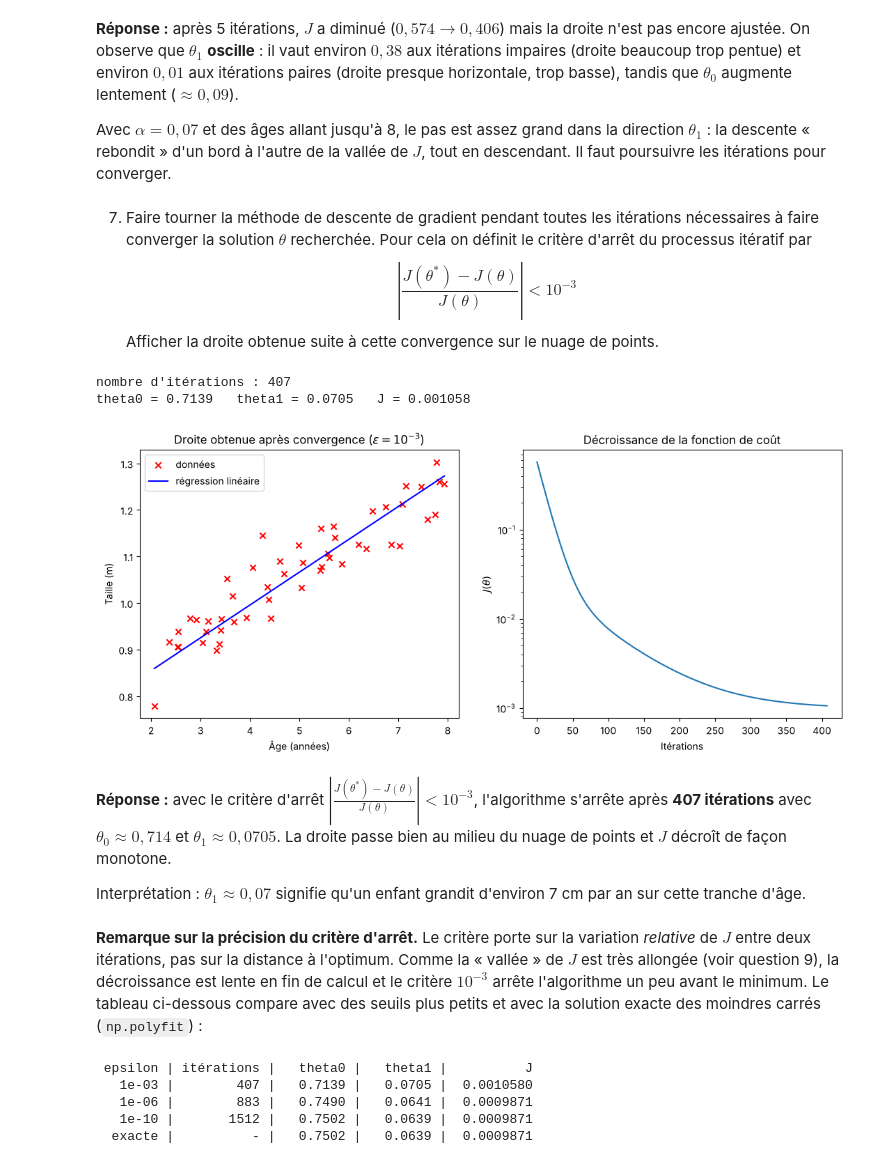
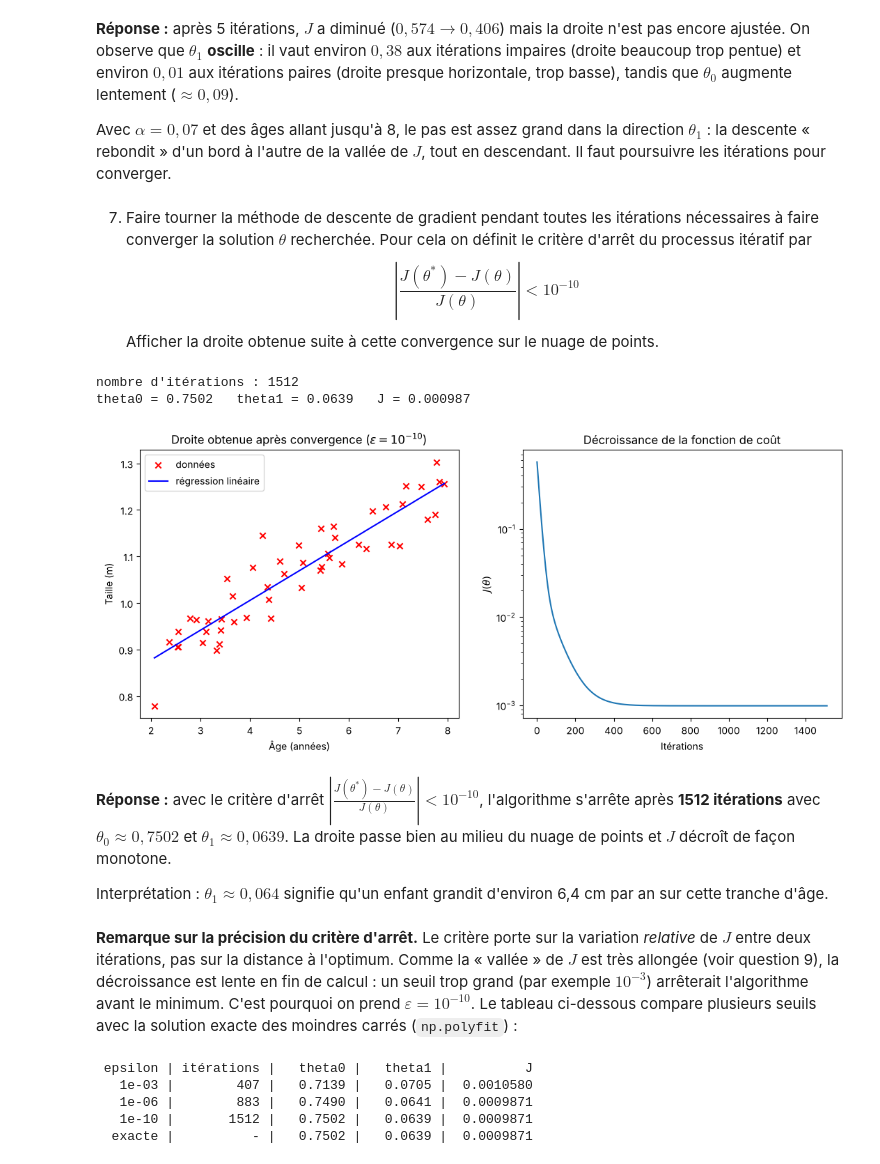
Before and after one commit to Hama2017/tp_apprentissage, a Jupyter notebook: exercice1.ipynb, the cells around one changed output. Drawn from its saved outputs; the diff is of its cells as text; code cells hidden in the pictures.

```diff
--- a/exercice1.ipynb
+++ b/exercice1.ipynb
@@ -121,44 +121,44 @@ Avec $\alpha=0{,}07$ et des âges allant jusqu'à 8, le pas est assez grand dans
 # %% [markdown]
 7. Faire tourner la méthode de descente de gradient pendant toutes les itérations nécessaires à faire converger la solution $\theta$ recherchée. Pour cela on définit le critère d'arrêt du processus itératif par
 $$
-\left\vert \dfrac{J(\theta^*)-J(\theta)}{J(\theta)}\right\vert < 10^{-3}
+\left\vert \dfrac{J(\theta^*)-J(\theta)}{J(\theta)}\right\vert < 10^{-10}
 $$
 Afficher la droite obtenue suite à cette convergence sur le nuage de points.
 # %%
-eps = 1e-3   # critère d'arrêt imposé par l'énoncé
+eps = 1e-10   # critère d'arrêt (seuil corrigé : 10^-10)
 
 def descente(eps, theta0=0.0, theta1=0.0):
     """Itère jusqu'à |J(theta*) - J(theta)| / J(theta) < eps ; renvoie theta0, theta1, nb d'itérations, historique de J"""
     hist = [J(theta0, theta1)]
     while True:
         theta0, theta1 = iteration(theta0, theta1)
         hist.append(J(theta0, theta1))
         if abs((hist[-1] - hist[-2]) / hist[-2]) < eps:
             return theta0, theta1, len(hist) - 1, hist
 
 theta0, theta1, n_iter, hist = descente(eps)
 print("nombre d'itérations :", n_iter)
 print(f'theta0 = {theta0:.4f}   theta1 = {theta1:.4f}   J = {J(theta0, theta1):.6f}')
 
 fig, ax = plt.subplots(1, 2, figsize=(13, 5))
 ax[0].scatter(x, y, c='r', marker='x', label='données')
 ax[0].plot(xs, h(theta0, theta1, xs), 'b', label='régression linéaire')
 ax[0].set_xlabel('Âge (années)'); ax[0].set_ylabel('Taille (m)')
-ax[0].set_title('Droite obtenue après convergence ($\\varepsilon=10^{-3}$)'); ax[0].legend()
+ax[0].set_title('Droite obtenue après convergence ($\\varepsilon=10^{-10}$)'); ax[0].legend()
 ax[1].plot(hist)
 ax[1].set_yscale('log'); ax[1].set_xlabel('Itérations'); ax[1].set_ylabel('$J(\\theta)$')
 ax[1].set_title('Décroissance de la fonction de coût')
 plt.show()
 # %% [output]
-nombre d'itérations : 407
-theta0 = 0.7139   theta1 = 0.0705   J = 0.001058
+nombre d'itérations : 1512
+theta0 = 0.7502   theta1 = 0.0639   J = 0.000987
-[figure, old version]
+[figure, new version]
 # %% [markdown]
-**Réponse :** avec le critère d'arrêt $\left|\frac{J(\theta^*)-J(\theta)}{J(\theta)}\right|<10^{-3}$, l'algorithme s'arrête après **407 itérations** avec $\theta_0\approx0{,}714$ et $\theta_1\approx0{,}0705$. La droite passe bien au milieu du nuage de points et $J$ décroît de façon monotone.
+**Réponse :** avec le critère d'arrêt $\left|\frac{J(\theta^*)-J(\theta)}{J(\theta)}\right|<10^{-10}$, l'algorithme s'arrête après **1512 itérations** avec $\theta_0\approx0{,}7502$ et $\theta_1\approx0{,}0639$. La droite passe bien au milieu du nuage de points et $J$ décroît de façon monotone.
 
-Interprétation : $\theta_1\approx0{,}07$ signifie qu'un enfant grandit d'environ 7 cm par an sur cette tranche d'âge.
+Interprétation : $\theta_1\approx0{,}064$ signifie qu'un enfant grandit d'environ 6,4 cm par an sur cette tranche d'âge.
 # %% [markdown]
-**Remarque sur la précision du critère d'arrêt.** Le critère porte sur la variation *relative* de $J$ entre deux itérations, pas sur la distance à l'optimum. Comme la « vallée » de $J$ est très allongée (voir question 9), la décroissance est lente en fin de calcul et le critère $10^{-3}$ arrête l'algorithme un peu avant le minimum. Le tableau ci-dessous compare avec des seuils plus petits et avec la solution exacte des moindres carrés (`np.polyfit`) :
+**Remarque sur la précision du critère d'arrêt.** Le critère porte sur la variation *relative* de $J$ entre deux itérations, pas sur la distance à l'optimum. Comme la « vallée » de $J$ est très allongée (voir question 9), la décroissance est lente en fin de calcul : un seuil trop grand (par exemple $10^{-3}$) arrêterait l'algorithme avant le minimum. C'est pourquoi on prend $\varepsilon=10^{-10}$. Le tableau ci-dessous compare plusieurs seuils avec la solution exacte des moindres carrés (`np.polyfit`) :
 # %%
 print(f"{'epsilon':>8} | {'itérations':>10} | {'theta0':>8} | {'theta1':>8} | {'J':>10}")
 for e in (1e-3, 1e-6, 1e-10):
```
Also changed, not shown: parts of 4 cells of this notebook, 4 other files.
